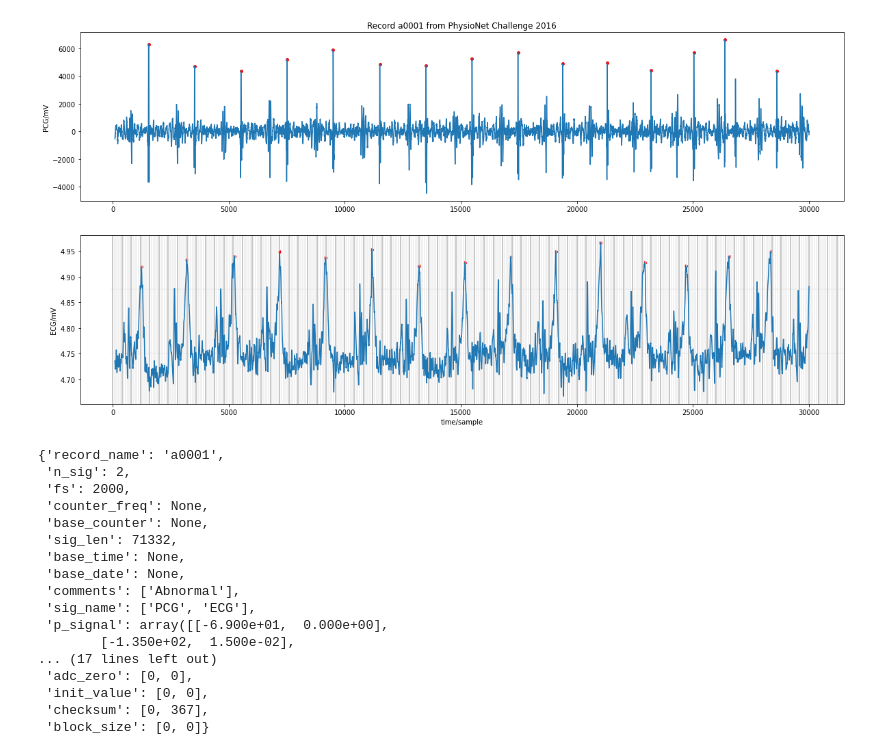
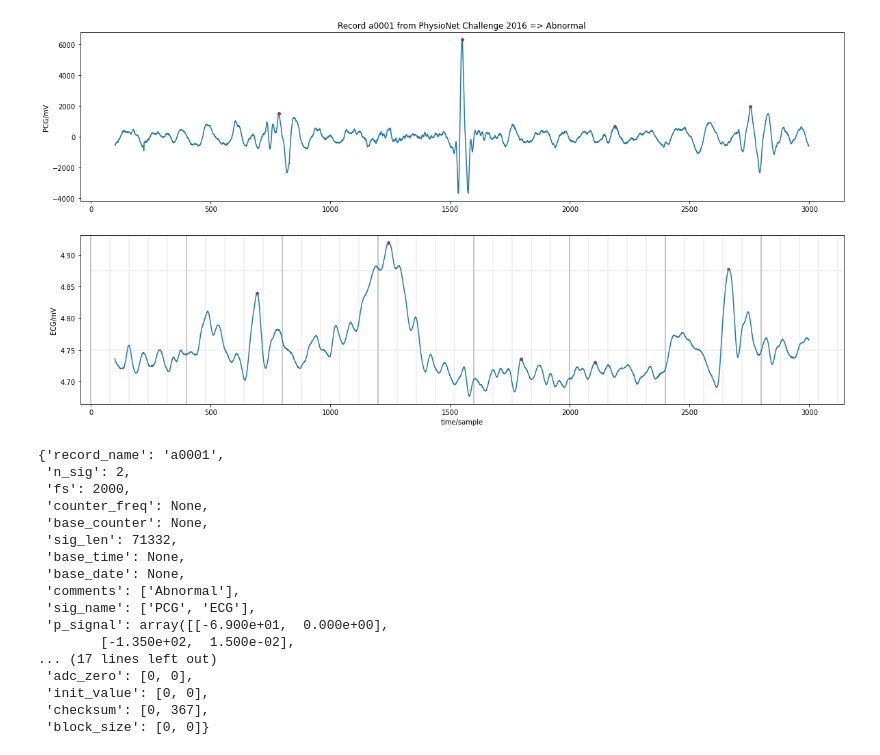
Before and after one commit to the-ai-team/Audio-Waveform-Processing, a Jupyter notebook: training-a.ipynb, the cells around one changed output. Cells and saved outputs as stored; diff of their text form; code cells hidden in the pictures.

```diff
--- a/training-a.ipynb
+++ b/training-a.ipynb
@@ -81,14 +94,13 @@ def plot_pcg_ecg(x,s=0,e=-1):
     rec = wav_files[x][:-4]
 
     record = wfdb.rdrecord(dataset_path + '/training-a/'+rec)
-    pcg_p = wfdb.processing.find_local_peaks(record.p_signal[:,0],1000)
-    ecg_p = wfdb.processing.find_local_peaks(record.p_signal[:,1],1000)
+    pcg_p = wfdb.processing.find_local_peaks(record.p_signal[:,0],300)
+    ecg_p = wfdb.processing.find_local_peaks(record.p_signal[:,1],300)
 
     #pcg_p = wfdb.processing.find__peaks(record.p_signal[:,0])[0] #0 for hard peaks
 
 
     peaks = [pcg_p , ecg_p]
 
-    wfdb_custom.plot_wfdb(s,e,peaks,record=record, title='Record ' + rec + ' from PhysioNet Challenge 2016',figsize=(20,10), time_units='samples',ecg_grids=[1])
-
+    wfdb_custom.plot_wfdb(s,e,peaks,record=record, title='Record ' + rec + ' from PhysioNet Challenge 2016' + ' => ' + record.__dict__['comments'][0],figsize=(20,10), time_units = 'samples',ecg_grids=[1])
     display(record.__dict__)
@@ -95,7 +130,7 @@ def plot_pcg_ecg(x,s=0,e=-1):
 # %%
-plot_pcg_ecg(0,100,30000)
+plot_pcg_ecg(0,100,3000)
 # %% [output]
-[figure, old version]
+[figure, new version]
 {'record_name': 'a0001',
  'n_sig': 2,
  'fs': 2000,
```
Also changed, not shown: parts of 17 cells of this notebook, 8 other files.
